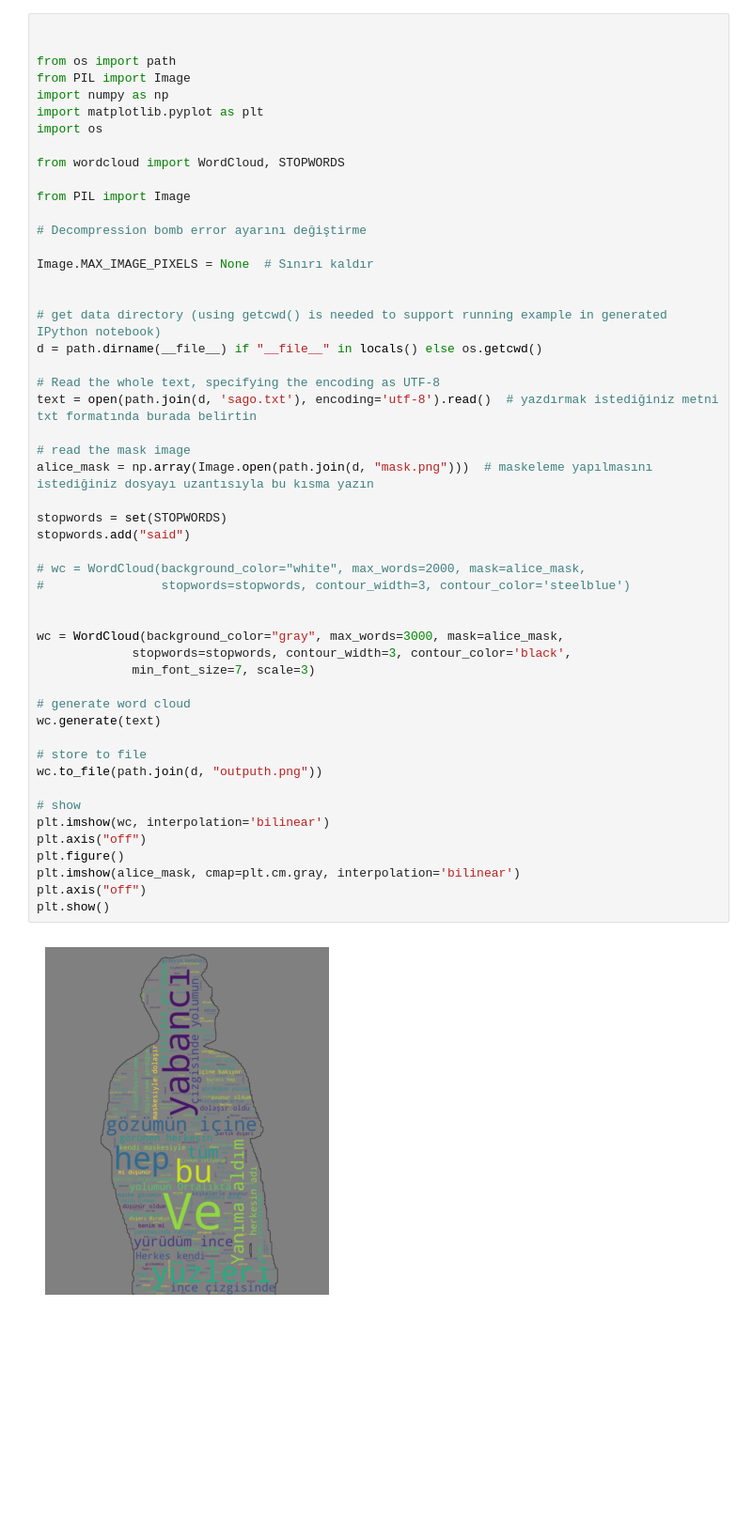
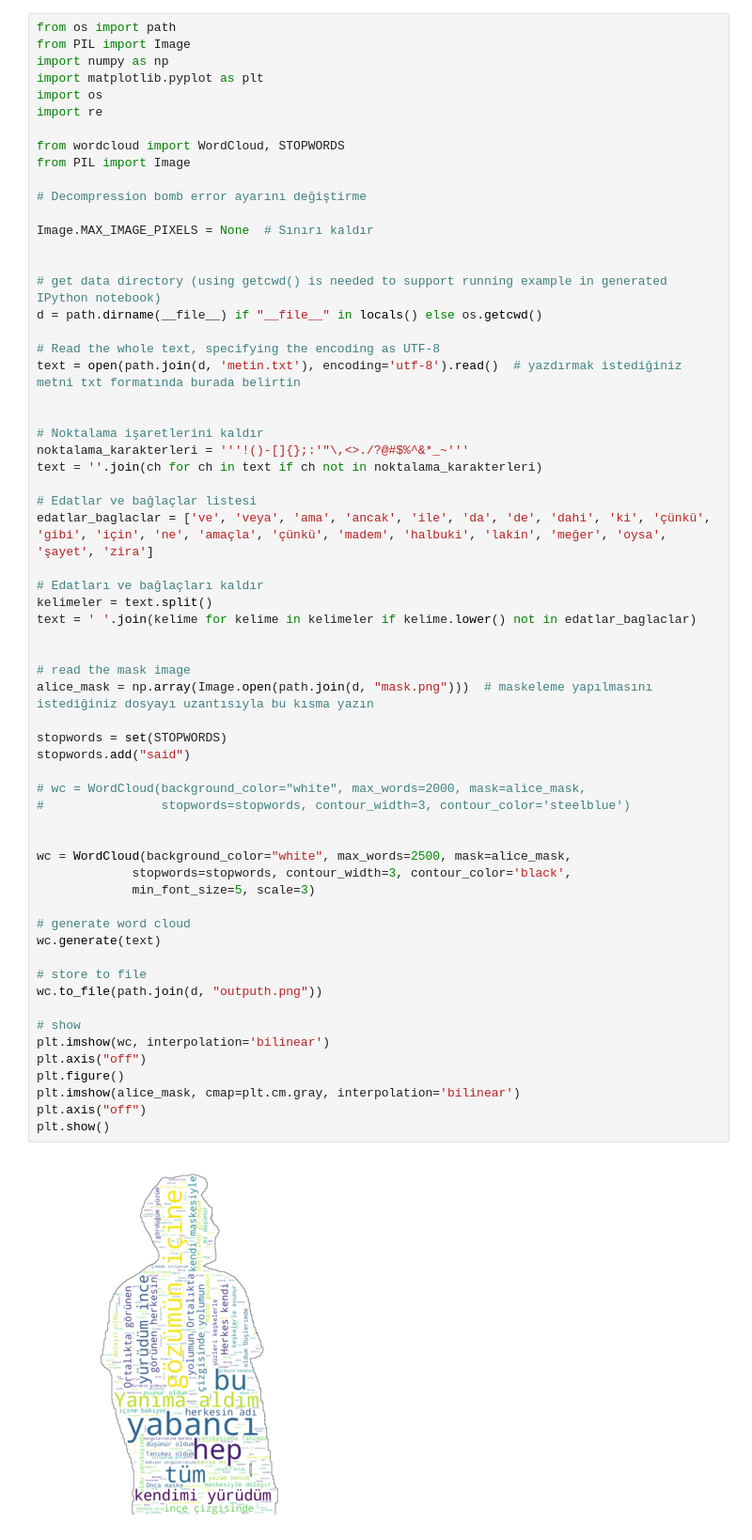
Before and after one commit to olmayannick/ML-practic, a Jupyter notebook: example/style_cloud_word/cloud_style.ipynb, the cells around one changed output. Shown at 94% size. Cells and saved outputs as stored; diff of their text form; blank space fills up the shorter version.

Commit message:
add clear text

```diff
--- a/example/style_cloud_word/cloud_style.ipynb
+++ b/example/style_cloud_word/cloud_style.ipynb
@@ -1,14 +1,12 @@
 # %%
-
-
 from os import path
 from PIL import Image
 import numpy as np
 import matplotlib.pyplot as plt
 import os
+import re
 
 from wordcloud import WordCloud, STOPWORDS
-
 from PIL import Image
 
 # Decompression bomb error ayarını değiştirme
@@ -20,35 +18,48 @@ Image.MAX_IMAGE_PIXELS = None  # Sınırı kaldır
 d = path.dirname(__file__) if "__file__" in locals() else os.getcwd()
 
 # Read the whole text, specifying the encoding as UTF-8
-text = open(path.join(d, 'sago.txt'), encoding='utf-8').read()  # yazdırmak istediğiniz metni txt formatında burada belirtin
+text = open(path.join(d, 'metin.txt'), encoding='utf-8').read()  # yazdırmak istediğiniz metni txt formatında burada belirtin
+
+
+# Noktalama işaretlerini kaldır
+noktalama_karakterleri = '''!()-[]{};:'"\,<>./?@#$%^&*_~'''
+text = ''.join(ch for ch in text if ch not in noktalama_karakterleri)
+
+# Edatlar ve bağlaçlar listesi
+edatlar_baglaclar = ['ve', 'veya', 'ama', 'ancak', 'ile', 'da', 'de', 'dahi', 'ki', 'çünkü', 'gibi', 'için', 'ne', 'amaçla', 'çünkü', 'madem', 'halbuki', 'lakin', 'meğer', 'oysa', 'şayet', 'zira']
+
+# Edatları ve bağlaçları kaldır
+kelimeler = text.split()
+text = ' '.join(kelime for kelime in kelimeler if kelime.lower() not in edatlar_baglaclar)
+
 
 # read the mask image
 alice_mask = np.array(Image.open(path.join(d, "mask.png")))  # maskeleme yapılmasını istediğiniz dosyayı uzantısıyla bu kısma yazın
 
 stopwords = set(STOPWORDS)
 stopwords.add("said")
 
 # wc = WordCloud(background_color="white", max_words=2000, mask=alice_mask,
 #                stopwords=stopwords, contour_width=3, contour_color='steelblue')
 
 
-wc = WordCloud(background_color="gray", max_words=3000, mask=alice_mask,
+wc = WordCloud(background_color="white", max_words=2500, mask=alice_mask,
              stopwords=stopwords, contour_width=3, contour_color='black',
-             min_font_size=7, scale=3)
+             min_font_size=5, scale=3)
 
 # generate word cloud
 wc.generate(text)
 
 # store to file
 wc.to_file(path.join(d, "outputh.png"))
 
 # show
 plt.imshow(wc, interpolation='bilinear')
 plt.axis("off")
 plt.figure()
 plt.imshow(alice_mask, cmap=plt.cm.gray, interpolation='bilinear')
 plt.axis("off")
 plt.show()
 # %% [output]
-[figure, old version]
+[figure, new version]
 [figure]
```
